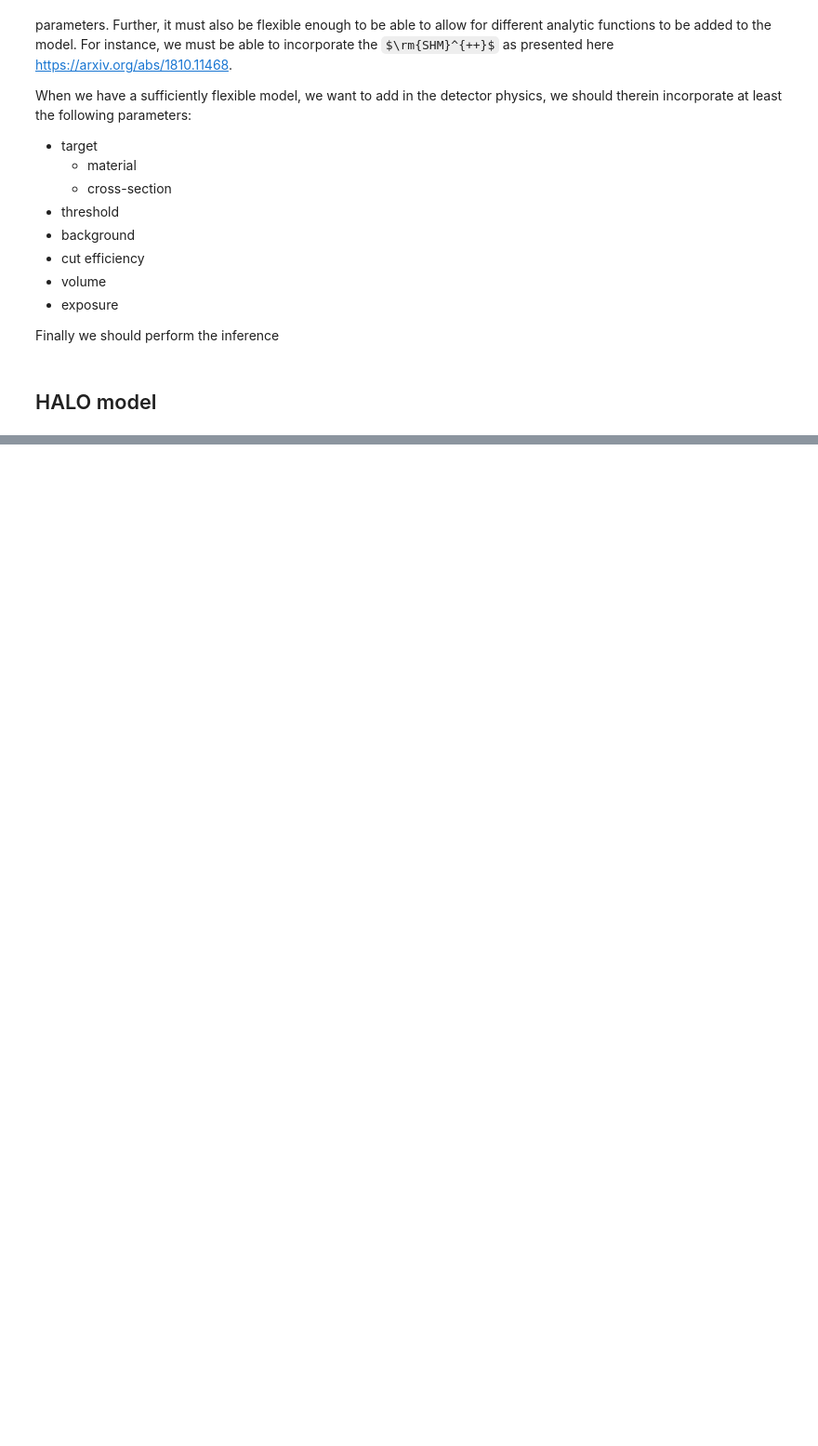
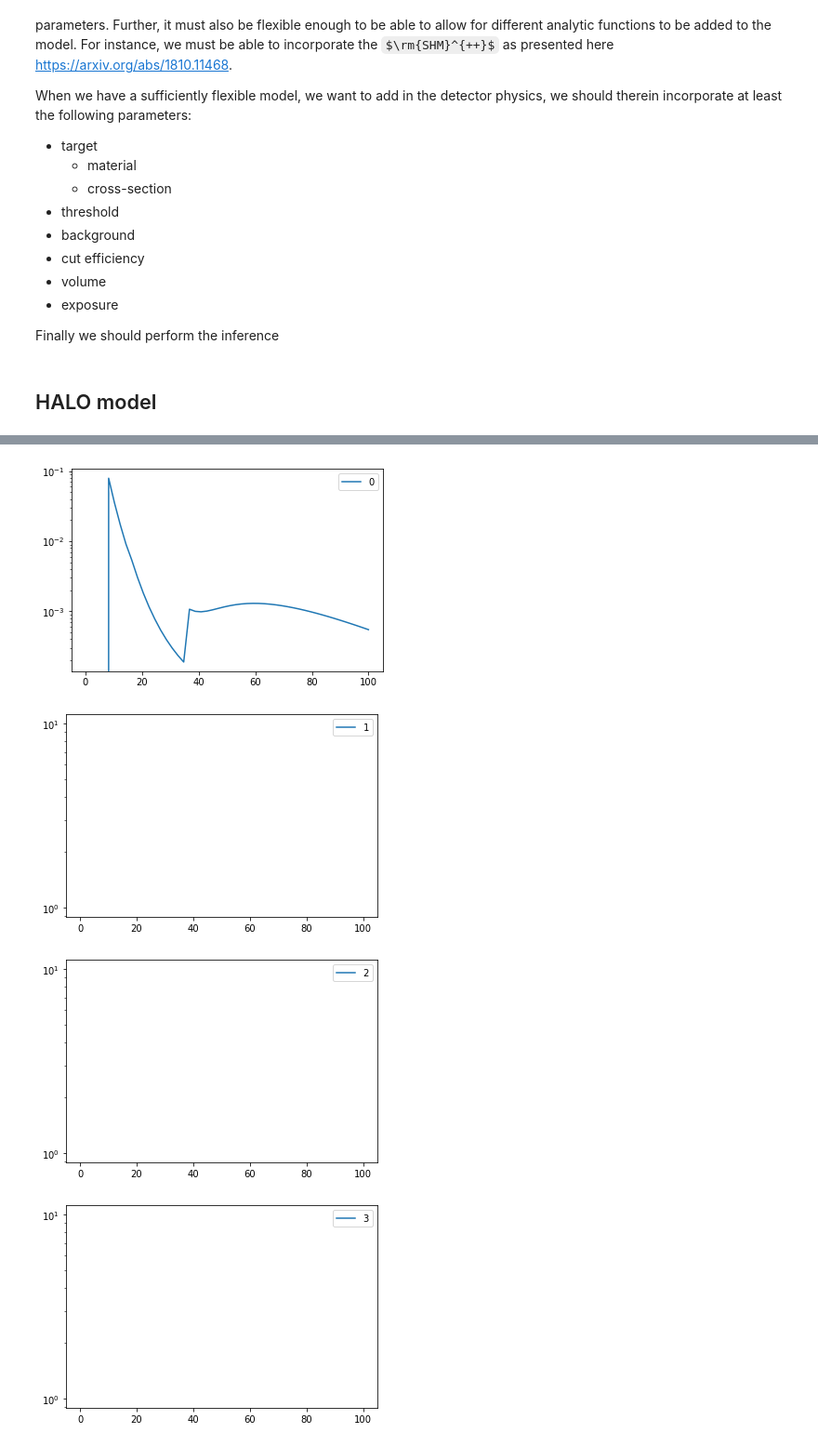
Before and after one commit to JoranAngevaare/dddm, a Jupyter notebook: notebooks/velocity_for_detectors.ipynb, the cells around one changed output, grey strips where cells are left out. Shown at 93% size. Saved outputs shown, nothing was run; the diff lists cells and outputs as text; code cells hidden in the pictures; some formulas as TeX source; blank space fills up the shorter version.

```diff
--- a/notebooks/velocity_for_detectors.ipynb
+++ b/notebooks/velocity_for_detectors.ipynb
@@ -79,0 +261,19 @@ plt.legend()
+# %%
+for k in range(9):
+    dr2 = Ge_gpaw.dRdomega_migdal(
+        energies,
+        sigma_n=1e-38,
+        method='ibe',
+        Nshell=k,
+#         Enth=0.1,
+        Zionkdependence=False,
+    )
+    plt.plot(energies, dr2, label=k)
+    plt.legend()
+    plt.yscale('log')
+    plt.show()
+# %% [output]
+[figure, added]
+[figure, added]
+[figure, added]
+[figure, added]
```
Also changed, not shown: parts of 28 cells of this notebook, 5 other files.
